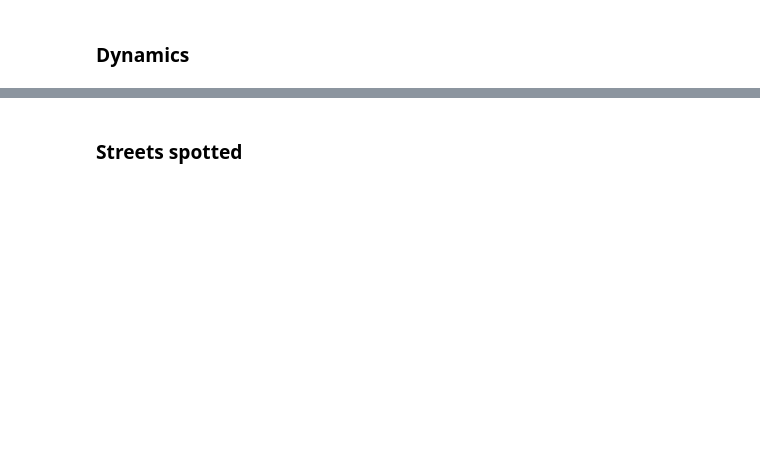
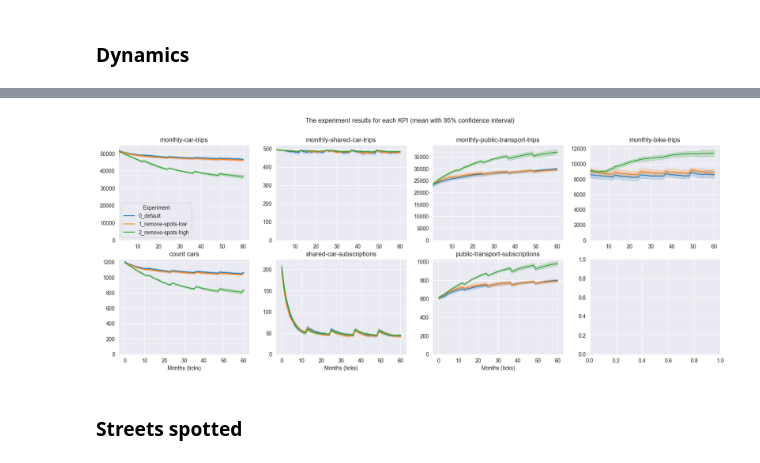
Before and after one commit to EwoutH/SEN9120-ABC, a Jupyter notebook: notebooks/process_experiments.ipynb, the cells around one changed output, grey strips where cells are left out. Saved outputs shown, nothing was run; the diff lists cells and outputs as text; code cells hidden in the pictures; blank space fills up the shorter version.

Commit message:
Update process_experiments notebook with layout tweaks

```diff
--- a/notebooks/process_experiments.ipynb
+++ b/notebooks/process_experiments.ipynb
@@ -79,24 +83,38 @@ dy_dict[KPIs[0]].head()
 # %%
 # Plot a lineplot for each KPI with seaborn
 # This cell takes a long time, 2 to 3 minutes (probably because of the confidence interval calculation
 to_plot = True # Set True to run this complicated plot
 if to_plot:
     # Create a figure and axis
-    fig, axes = plt.subplots(1,len(KPIs))
-    fig.set_size_inches(20,6)
+    fig, axes = plt.subplots(2,4)
+    fig.set_size_inches(20,7)
 
     g = {}
     for i, KPI in enumerate(KPIs):
         # Unstack the dataframe for each KPI, and rename the columns
         df_t = dy_dict[KPI].T.unstack().reset_index()
         df_t.columns = ["Reps", "Ticks", "Experiment", "Data"]
 
         # Create the lineplot with confidence intervals and save as SVG
-        g[KPI] = sns.lineplot(df_t, x="Ticks", y="Data", hue="Experiment", errorbar=("ci", 95), ax=axes[i])
+        g[KPI] = sns.lineplot(df_t, x="Ticks", y="Data", hue="Experiment", errorbar=("ci", 95), ax=axes.flat[i])
         g[KPI].set_title(f"{KPI}")
-        g[KPI].set_xlabel("Months (ticks)")
+        g[KPI].set_ylim(bottom=0)
+        # Set xlabel for the bottom row
+        if i >= 4:
+            g[KPI].set_xlabel("Months (ticks)")
+        else:
+            g[KPI].set_xlabel("")
+        g[KPI].set_ylabel("")
+        # Remove the legend except the fourth plot
+        if i != 0:
+            g[KPI].legend_.remove()
+        # Drop the first row for all the trip KPIs, since in month 0 no trips have been made
+        if i <= 3:
+            g[KPI].set_xlim(left=1)
     fig.suptitle("The experiment results for each KPI (mean with 95% confidence interval)")
-    fig.savefig("../images/exp_test_lineplots.svg")
+    fig.savefig(f"../images/exp_{plot_name}_lineplots.svg")
+# %% [output]
+[figure, added]
 # %% [markdown]
 ### Streets spotted
 # %%
```
Also changed, not shown: parts of 8 cells of this notebook.
